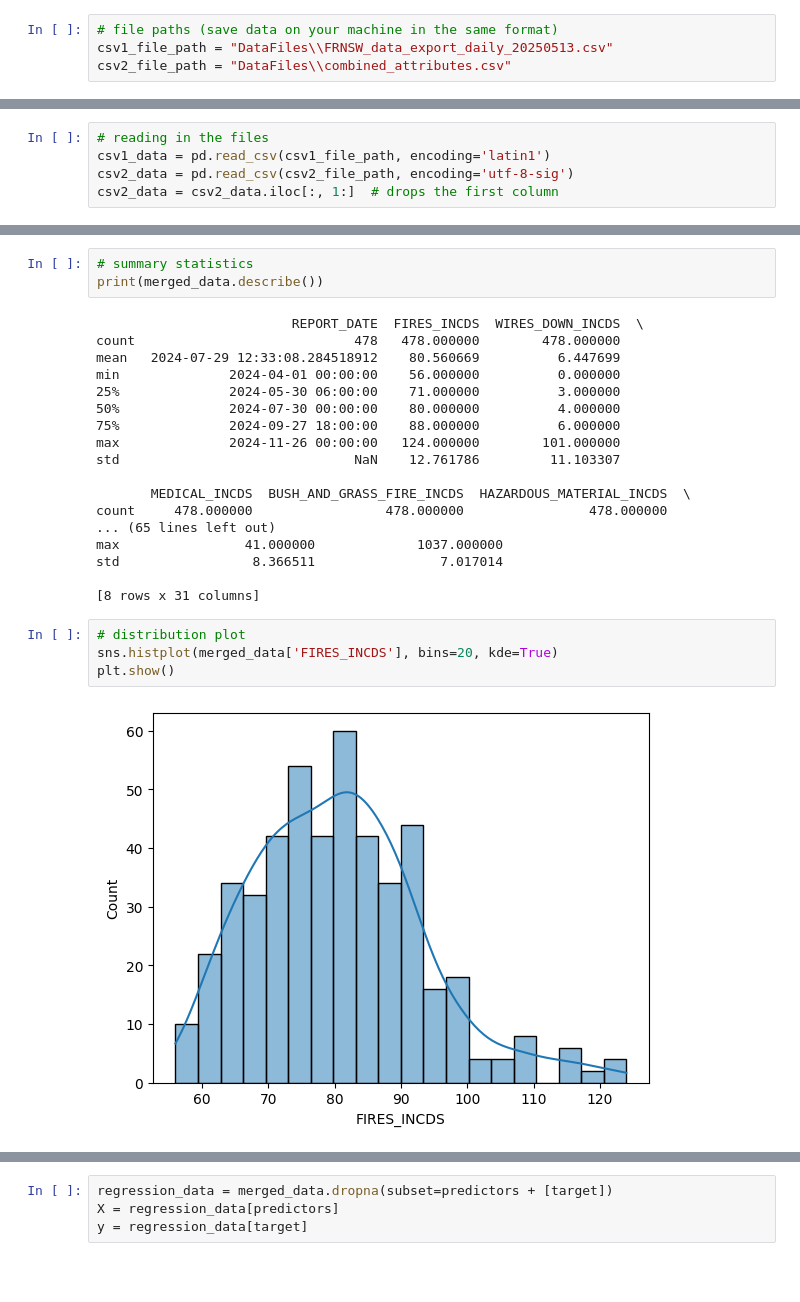
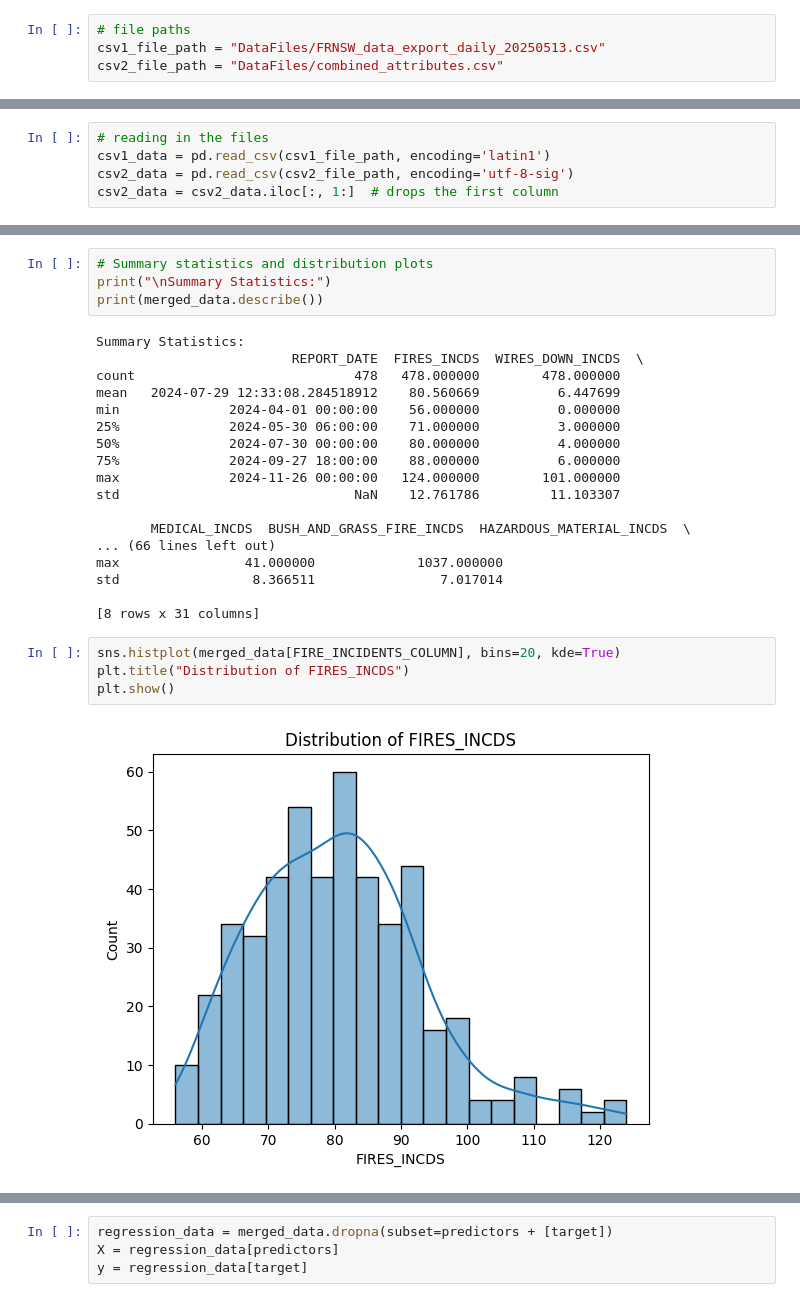
Before and after one commit to ilana01/weather_fire_analysis, a Jupyter notebook: data.ipynb, the cells around one changed output, grey strips where cells are left out. Saved outputs shown, nothing was run; the diff lists cells and outputs as text; blank space fills up the shorter version.

```diff
--- a/data.ipynb
+++ b/data.ipynb
@@ -5,9 +5,9 @@ import seaborn as sns
 import matplotlib.pyplot as plt
 from sklearn.linear_model import LinearRegression
 # %%
-# file paths (save data on your machine in the same format)
-csv1_file_path = "DataFiles\\FRNSW_data_export_daily_20250513.csv"
-csv2_file_path = "DataFiles\\combined_attributes.csv"
+# file paths
+csv1_file_path = "DataFiles/FRNSW_data_export_daily_20250513.csv"
+csv2_file_path = "DataFiles/combined_attributes.csv"
 # %%
 # expand the '~' to the full path
 csv1_file_path = os.path.expanduser(csv1_file_path)
@@ -111,7 +118,9 @@ plt.show()
 # %%
-# summary statistics
+# Summary statistics and distribution plots
+print("\nSummary Statistics:")
 print(merged_data.describe())
 # %% [output]
+Summary Statistics:
                          REPORT_DATE  FIRES_INCDS  WIRES_DOWN_INCDS  \
 count                            478   478.000000        478.000000
 mean   2024-07-29 12:33:08.284518912    80.560669          6.447699
@@ -123,15 +132,14 @@ max              2024-11-26 00:00:00   124.000000        101.000000
 std                              NaN    12.761786         11.103307
 
        MEDICAL_INCDS  BUSH_AND_GRASS_FIRE_INCDS  HAZARDOUS_MATERIAL_INCDS  \
-count     478.000000                 478.000000                478.000000
-... (65 lines left out)
+... (66 lines left out)
 max                41.000000             1037.000000
 std                 8.366511                7.017014
 
 [8 rows x 31 columns]
 # %%
-# distribution plot
-sns.histplot(merged_data['FIRES_INCDS'], bins=20, kde=True)
+sns.histplot(merged_data[FIRE_INCIDENTS_COLUMN], bins=20, kde=True)
+plt.title("Distribution of FIRES_INCDS")
 plt.show()
 # %% [output]
-[figure, old version]
+[figure, new version]
```
Also changed, not shown: parts of 55 cells of this notebook.
